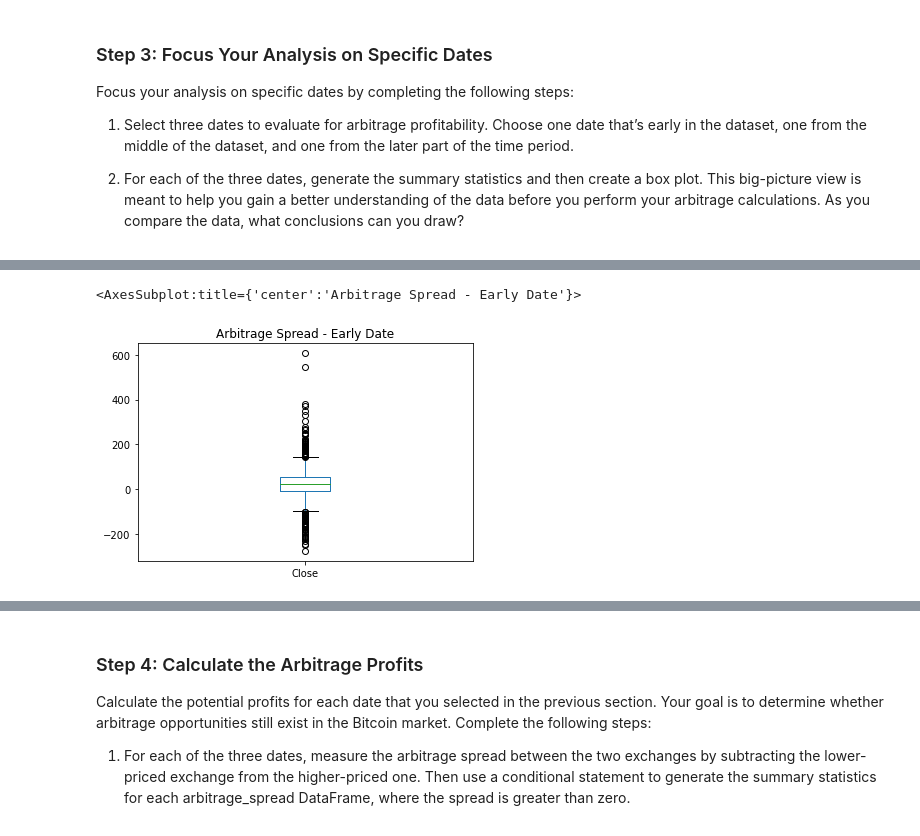
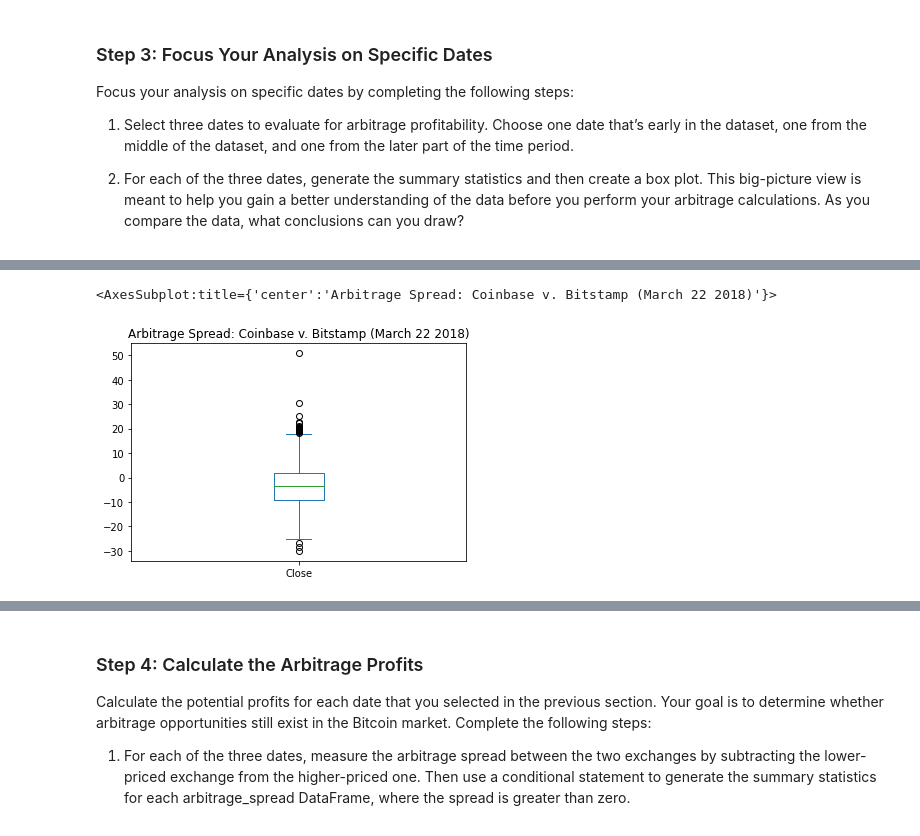
Before and after one commit to qrolston/Crypto-Arbitrage, a Jupyter notebook: crypto_arbitrage.ipynb, the cells around one changed output, grey strips where cells are left out. Saved outputs shown, nothing was run; the diff lists cells and outputs as text; code cells hidden in the pictures.

```diff
--- a/crypto_arbitrage.ipynb
+++ b/crypto_arbitrage.ipynb
@@ -381,0 +433,7 @@ Name: Close, dtype: float64
+# %%
+# Using the March 22, 2018 data frame calculate the arbitrage spread
+# (subtracting the bitstamp lower closing prices from the coinbase higher closing prices)
+arbitrage_spread_late = coinbase['Close'].loc['2018-03-22']-bitstamp['Close'].loc['2018-03-22']
+
+# March 22, 2018 arbitrage summary statistics
+arbitrage_spread_late.describe()
@@ -382,6 +450,6 @@ Name: Close, dtype: float64
 # %%
-# Visualize the arbitrage spread from early in the dataset in a box plot
-# YOUR CODE HERE
+# Visualization the arbitrage spread from late in the dataset using a box plot
+arbitrage_spread_late.plot(kind='box',title='Arbitrage Spread: Coinbase v. Bitstamp (March 22 2018)',legend=True)
 # %% [output]
-<AxesSubplot:title={'center':'Arbitrage Spread - Early Date'}>
+<AxesSubplot:title={'center':'Arbitrage Spread: Coinbase v. Bitstamp (March 22 2018)'}>
-[figure, old version]
+[figure, new version]
```
Also changed, not shown: parts of 37 cells of this notebook.
